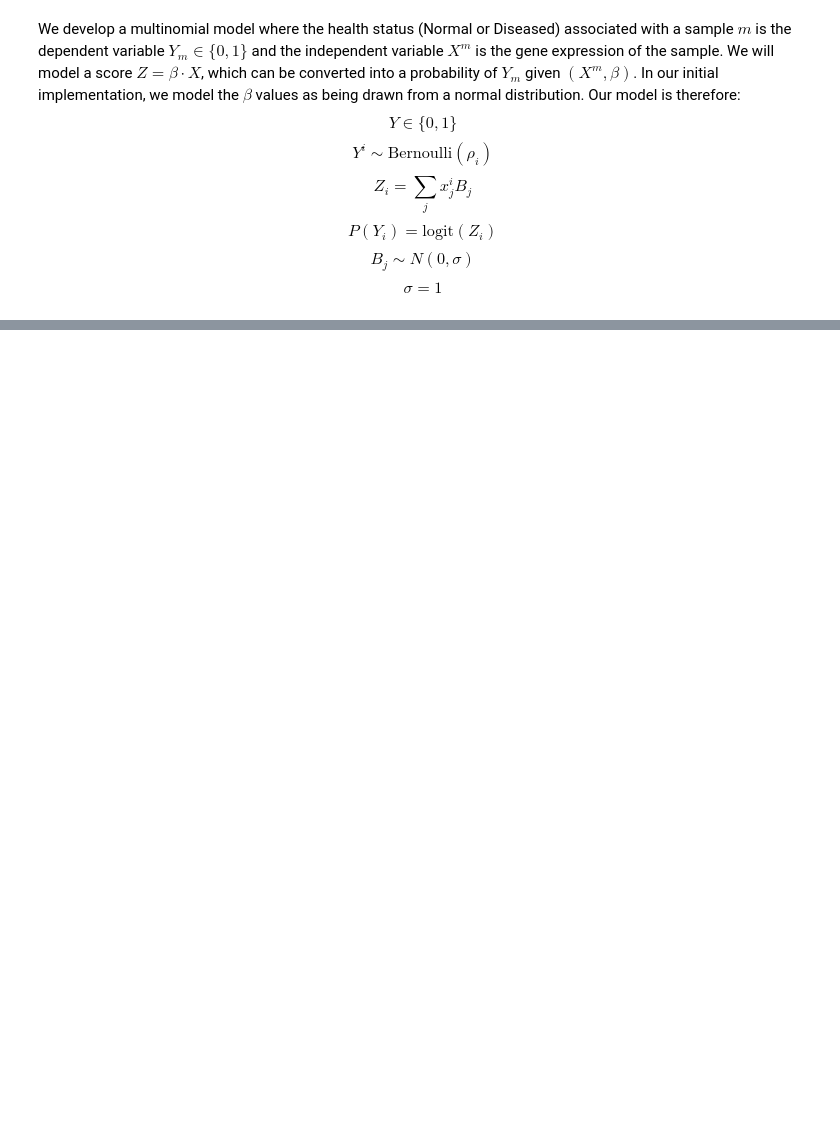
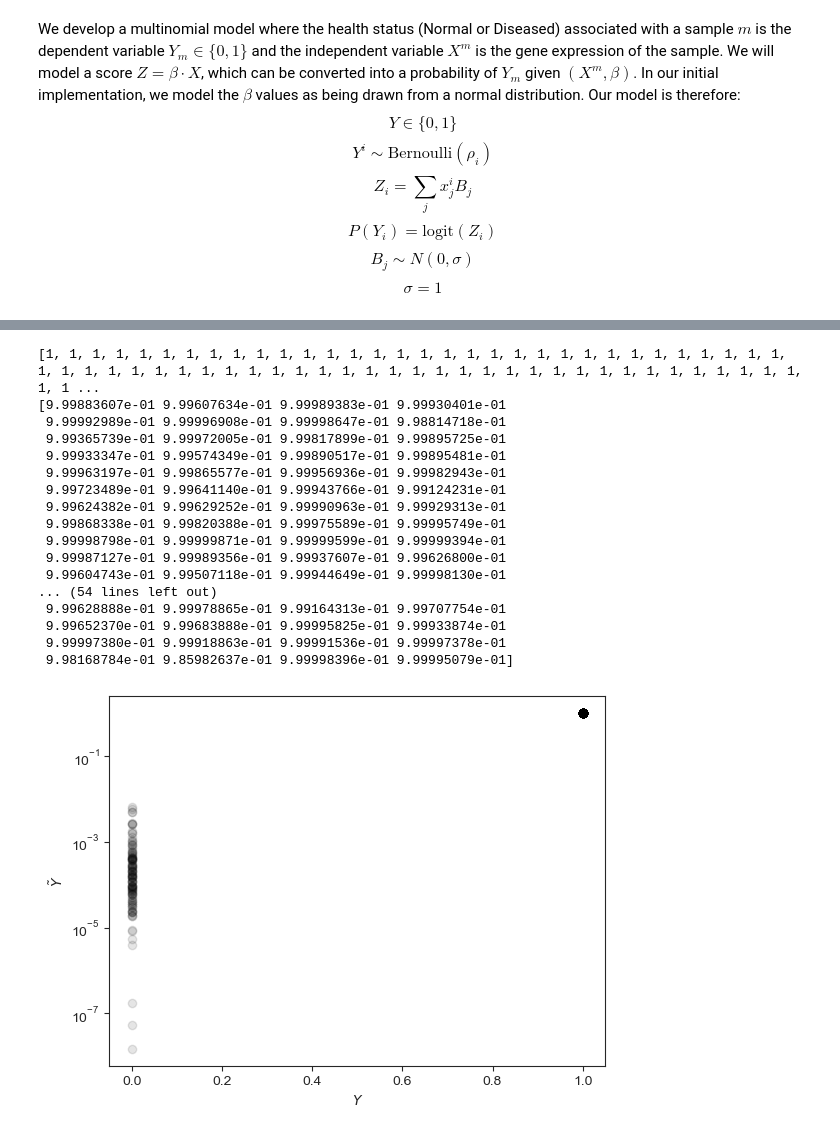
Before and after one commit to CamLunn/Bayesian-Logistic-Regression-Kidney-Disease, a Jupyter notebook: model_notebook_1.ipynb, the cells around one changed output, grey strips where cells are left out. Saved outputs shown, nothing was run; the diff lists cells and outputs as text; code cells hidden in the pictures; blank space fills up the shorter version.

```diff
--- a/model_notebook_1.ipynb
+++ b/model_notebook_1.ipynb
@@ -174,3 +243,38 @@ plt.xlabel(r'$Y$')
 # plt.xlim(0, 1)
 # plt.ylim(0, 1)
 # sns.despine()
+# %%
+correct_guesses = 0
+total_guesses = 0
+# add simulated data points
+
+scaled = [np.array(t_betas) * x[:] for x in X]
+z = [t_out['alpha'][0] + sum(s) for s in scaled]
+Y_tilde = np.exp(z) / (1 + np.exp(z))
+plt.scatter(Y, Y_tilde, color='k', alpha=0.1, zorder=-10)
+plt.ylabel(r'$\tilde{Y}$')
+plt.xlabel(r'$Y$')
+plt.yscale('log')
+
+print(Y)
+print(Y_tilde)
+plt.show()
+# %% [output]
+[1, 1, 1, 1, 1, 1, 1, 1, 1, 1, 1, 1, 1, 1, 1, 1, 1, 1, 1, 1, 1, 1, 1, 1, 1, 1, 1, 1, 1, 1, 1, 1, 1, 1, 1, 1, 1, 1, 1, 1, 1, 1, 1, 1, 1, 1, 1, 1, 1, 1, 1, 1, 1, 1, 1, 1, 1, 1, 1, 1, 1, 1, 1, 1, 1, 1, 1 ...
+[9.99883607e-01 9.99607634e-01 9.99989383e-01 9.99930401e-01
+ 9.99992989e-01 9.99996908e-01 9.99998647e-01 9.98814718e-01
+ 9.99365739e-01 9.99972005e-01 9.99817899e-01 9.99895725e-01
+ 9.99933347e-01 9.99574349e-01 9.99890517e-01 9.99895481e-01
+ 9.99963197e-01 9.99865577e-01 9.99956936e-01 9.99982943e-01
+ 9.99723489e-01 9.99641140e-01 9.99943766e-01 9.99124231e-01
+ 9.99624382e-01 9.99629252e-01 9.99990963e-01 9.99929313e-01
+ 9.99868338e-01 9.99820388e-01 9.99975589e-01 9.99995749e-01
+ 9.99998798e-01 9.99999871e-01 9.99999599e-01 9.99999394e-01
+ 9.99987127e-01 9.99989356e-01 9.99937607e-01 9.99626800e-01
+ 9.99604743e-01 9.99507118e-01 9.99944649e-01 9.99998130e-01
+... (54 lines left out)
+ 9.99628888e-01 9.99978865e-01 9.99164313e-01 9.99707754e-01
+ 9.99652370e-01 9.99683888e-01 9.99995825e-01 9.99933874e-01
+ 9.99997380e-01 9.99918863e-01 9.99991536e-01 9.99997378e-01
+ 9.98168784e-01 9.85982637e-01 9.99998396e-01 9.99995079e-01]
+[figure, added]
```
Also changed, not shown: parts of 7 cells of this notebook.
